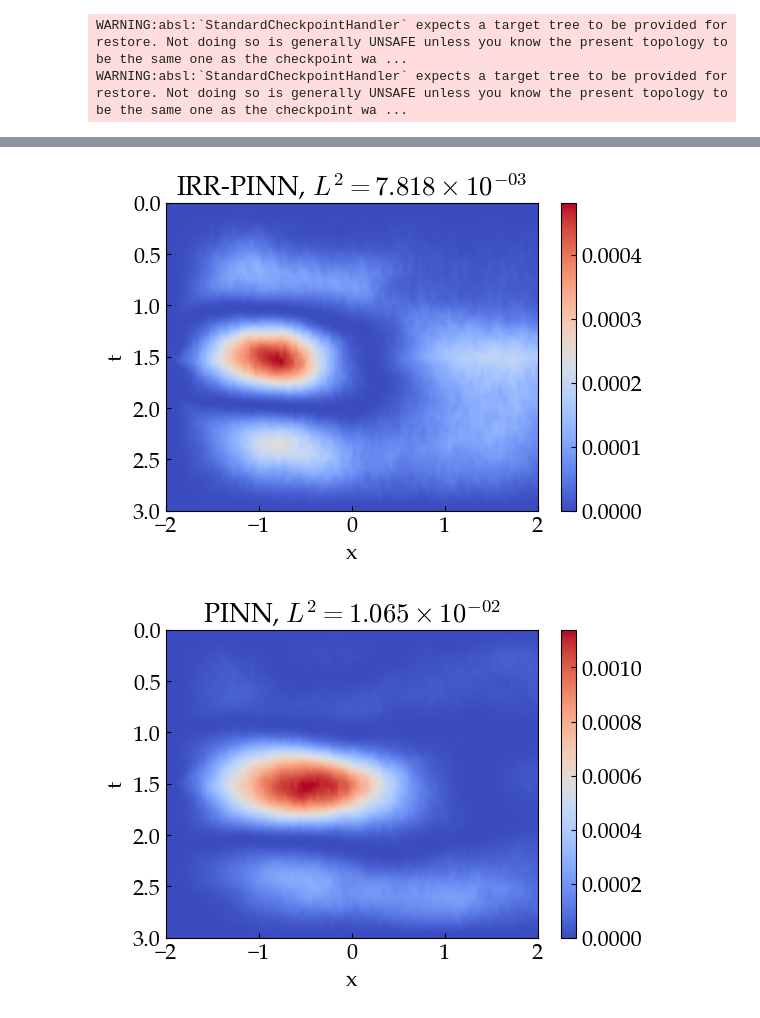
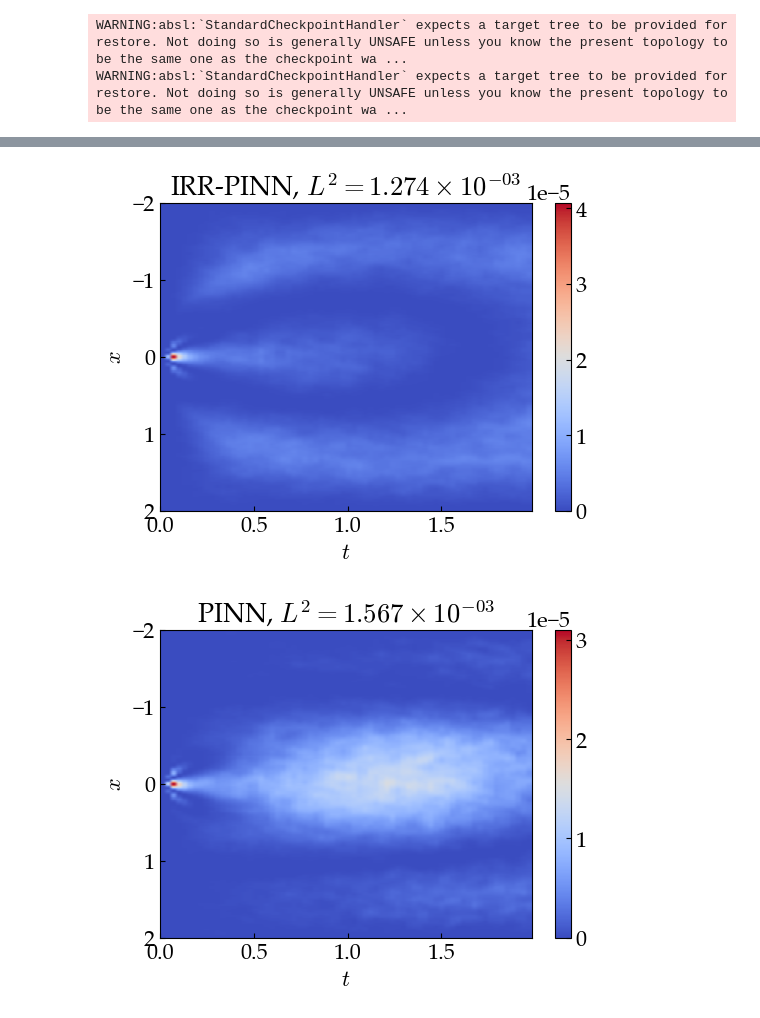
Before and after one commit to NanxiiChen/irr-pinns, a Jupyter notebook: examples/fisher/eval.ipynb, the cells around one changed output, grey strips where cells are left out. Drawn from its saved outputs; the diff is of its cells as text; code cells hidden in the pictures.

Commit message:
Update fisher

```diff
--- a/examples/fisher/eval.ipynb
+++ b/examples/fisher/eval.ipynb
@@ -104,0 +120,19 @@ fig.savefig("figures/fisher-peak.png", dpi=300, bbox_inches='tight')
+# %%
+epochs = jnp.arange(0, 30001, 500)
+error_log = []
+error_log_noirr = []
+for epoch in epochs:
+    state = ckpt.restore(f"/root/autodl-tmp/tf-logs/fisher/irr/baseline2/model-{epoch}/")
+    state_noirr = ckpt.restore(f"/root/autodl-tmp/tf-logs/fisher/noirr/baseline2/model-{epoch}/")
+    params = state["params"]
+    params_noirr = state_noirr["params"]
+    pred = vmap(
+        pinn.net_u, in_axes=(None, 0, 0)
+    )(params, mesh_inp[:, None], times[:, None]).squeeze(-1)
+    pred_noirr = vmap(
+        pinn.net_u, in_axes=(None, 0, 0)
+    )(params_noirr, mesh_inp[:, None], times[:, None]).squeeze(-1)
+    error = jnp.sqrt(jnp.mean((pred - sol[:, x0_loc]) ** 2))
+    error_noirr = jnp.sqrt(jnp.mean((pred_noirr - sol[:, x0_loc]) ** 2))
+    error_log.append(error)
+    error_log_noirr.append(error_noirr)
@@ -177,44 +240,47 @@ Text(0.5, 0, 'u')
 # ax_bar = fig.add_subplot(gs[0, 4])
 # fig.colorbar(im2, cax=ax_bar, )
 # ax_bar.yaxis.set_major_formatter(plt.FormatStrFormatter('%.1e'))
 # # fig.tight_layout()
 
 fig, ax = plt.subplots(figsize=(6, 4))
 
 X, Y = jnp.meshgrid(mesh, times)
 x_inp = X.flatten()
 y_inp = Y.flatten()
 
 pred = vmap(
     pinn.net_u, in_axes=(None, 0, 0)
 )(params, x_inp[:, None], y_inp[:, None]).squeeze(-1)
-Z_irr = pred.reshape(X.shape)
-Z_irr = (Z_irr - sol) ** 2
-im1 = ax.imshow(Z_irr.T, extent=[mesh.min(), mesh.max(), times.max(), times.min()],
+pred = pred.reshape(X.shape)
+Z_irr = (pred - sol) ** 2
+im1 = ax.imshow(Z_irr.T, extent=[times.min(), times.max(), mesh.max(), mesh.min()],
                       cmap='coolwarm', aspect='auto')
-error = jnp.sqrt(jnp.mean(Z_irr))
+
+Z_irr_log = jnp.abs(pred - sol)**2
+error = jnp.sqrt(jnp.mean(Z_irr_log))
 error_str = "$L^2=" + f"{error:.3e}".replace("e", r"\times 10^{") + "}$"
 ax.set_title(f"IRR-PINN, {error_str}")
 fig.colorbar(im1, ax=ax)
-ax.set_xlabel("x")
-ax.set_ylabel("t")
+ax.set_xlabel("$t$")
+ax.set_ylabel("$x$")
 fig.savefig("figures/fisher_error_irr.png", dpi=300, bbox_inches='tight')
 
 fig, ax = plt.subplots(figsize=(6, 4))
 pred_noirr = vmap(
     pinn.net_u, in_axes=(None, 0, 0)
 )(params_noirr, x_inp[:, None], y_inp[:, None]).squeeze(-1)
-Z_noirr = pred_noirr.reshape(X.shape)
-Z_noirr = (Z_noirr - sol) ** 2
-im2 = ax.imshow(Z_noirr.T, extent=[mesh.min(), mesh.max(), times.max(), times.min()],
+pred_noirr = pred_noirr.reshape(X.shape)
+Z_noirr = (pred_noirr - sol) ** 2
+im2 = ax.imshow(Z_noirr.T, extent=[times.min(), times.max(), mesh.max(), mesh.min()],
                      cmap='coolwarm', aspect='auto')
-error_noirr = jnp.sqrt(jnp.mean(Z_noirr))
+Z_noirr_log = jnp.abs(pred_noirr - sol)**2
+error_noirr = jnp.sqrt(jnp.mean(Z_noirr_log))
 error_str_noirr = "$L^2=" + f"{error_noirr:.3e}".replace("e", r"\times 10^{") + "}$"
 ax.set_title(f"PINN, {error_str_noirr}")
 fig.colorbar(im2, ax=ax)
-ax.set_xlabel("x")
-ax.set_ylabel("t")
+ax.set_xlabel("$t$")
+ax.set_ylabel("$x$")
 fig.savefig("figures/fisher_error_noirr.png", dpi=300, bbox_inches='tight')
 # %% [output]
-[figure, old version]
+[figure, new version]
-[figure, old version]
+[figure, new version]
```
Also changed, not shown: parts of 13 cells of this notebook, 16 other files.
